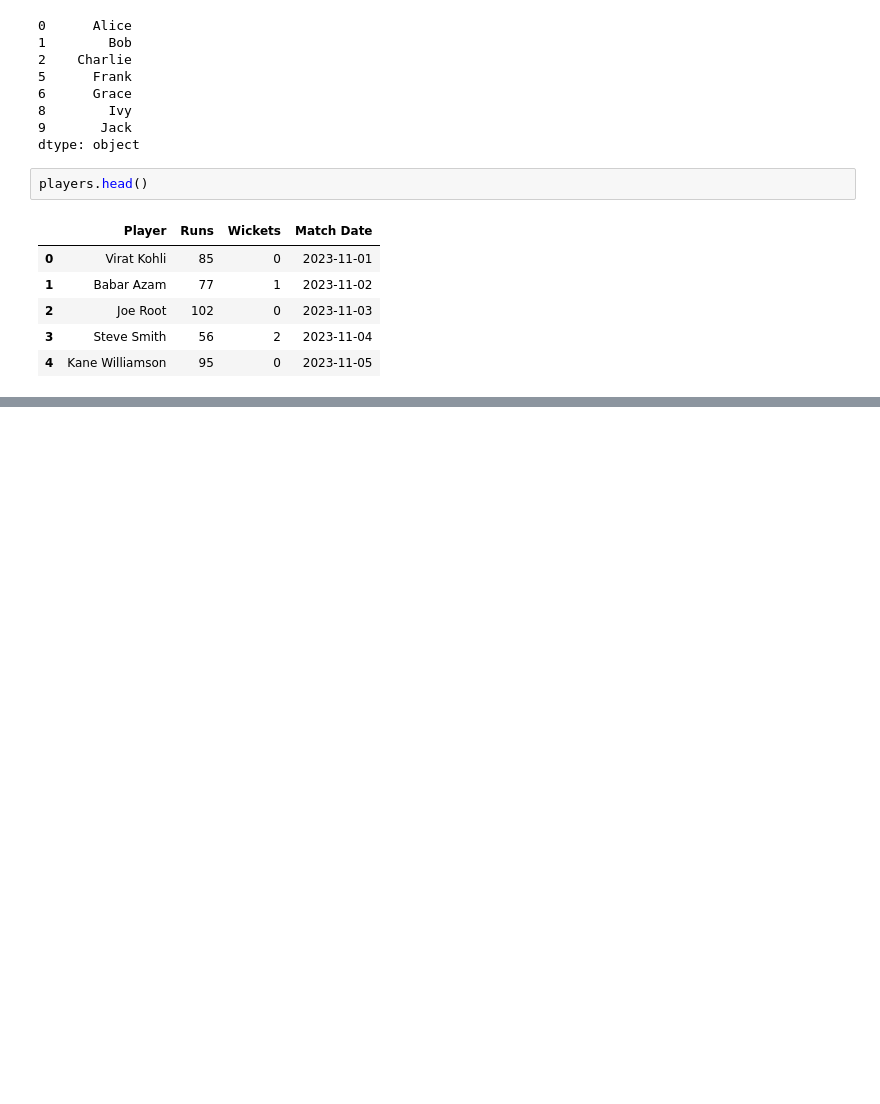
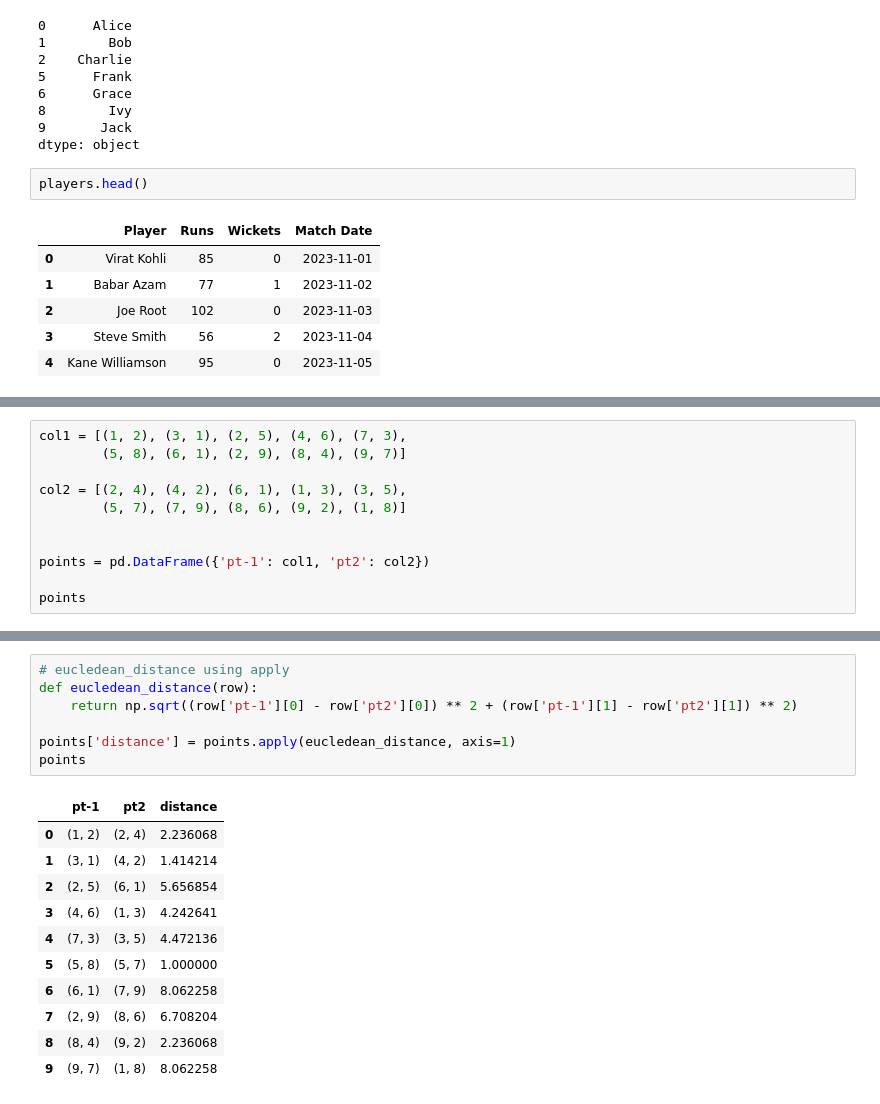
Before and after one commit to iAleeRaza/Pandas, a Jupyter notebook: dataframe_methods.ipynb, the cells around one changed output, grey strips where cells are left out. Drawn from its saved outputs; the diff is of its cells as text; blank space fills up the shorter version.

```diff
--- a/dataframe_methods.ipynb
+++ b/dataframe_methods.ipynb
@@ -664,0 +736,11 @@ players.head()
+# %%
+col1 = [(1, 2), (3, 1), (2, 5), (4, 6), (7, 3),
+        (5, 8), (6, 1), (2, 9), (8, 4), (9, 7)]
+
+col2 = [(2, 4), (4, 2), (6, 1), (1, 3), (3, 5),
+        (5, 7), (7, 9), (8, 6), (9, 2), (1, 8)]
+
+
+points = pd.DataFrame({'pt-1': col1, 'pt2': col2})
+
+points
@@ -664,0 +759,19 @@ players.head()
+# %%
+# eucledean_distance using apply
+def eucledean_distance(row):
+    return np.sqrt((row['pt-1'][0] - row['pt2'][0]) ** 2 + (row['pt-1'][1] - row['pt2'][1]) ** 2)
+
+points['distance'] = points.apply(eucledean_distance, axis=1)
+points
+# %% [output]
+|  | pt-1 | pt2 | distance |
+| 0 | (1, 2) | (2, 4) | 2.236068 |
+| 1 | (3, 1) | (4, 2) | 1.414214 |
+| 2 | (2, 5) | (6, 1) | 5.656854 |
+| 3 | (4, 6) | (1, 3) | 4.242641 |
+| 4 | (7, 3) | (3, 5) | 4.472136 |
+| 5 | (5, 8) | (5, 7) | 1.000000 |
+| 6 | (6, 1) | (7, 9) | 8.062258 |
+| 7 | (2, 9) | (8, 6) | 6.708204 |
+| 8 | (8, 4) | (9, 2) | 2.236068 |
+| 9 | (9, 7) | (1, 8) | 8.062258 |
```
Also changed, not shown: parts of 5 cells of this notebook.
